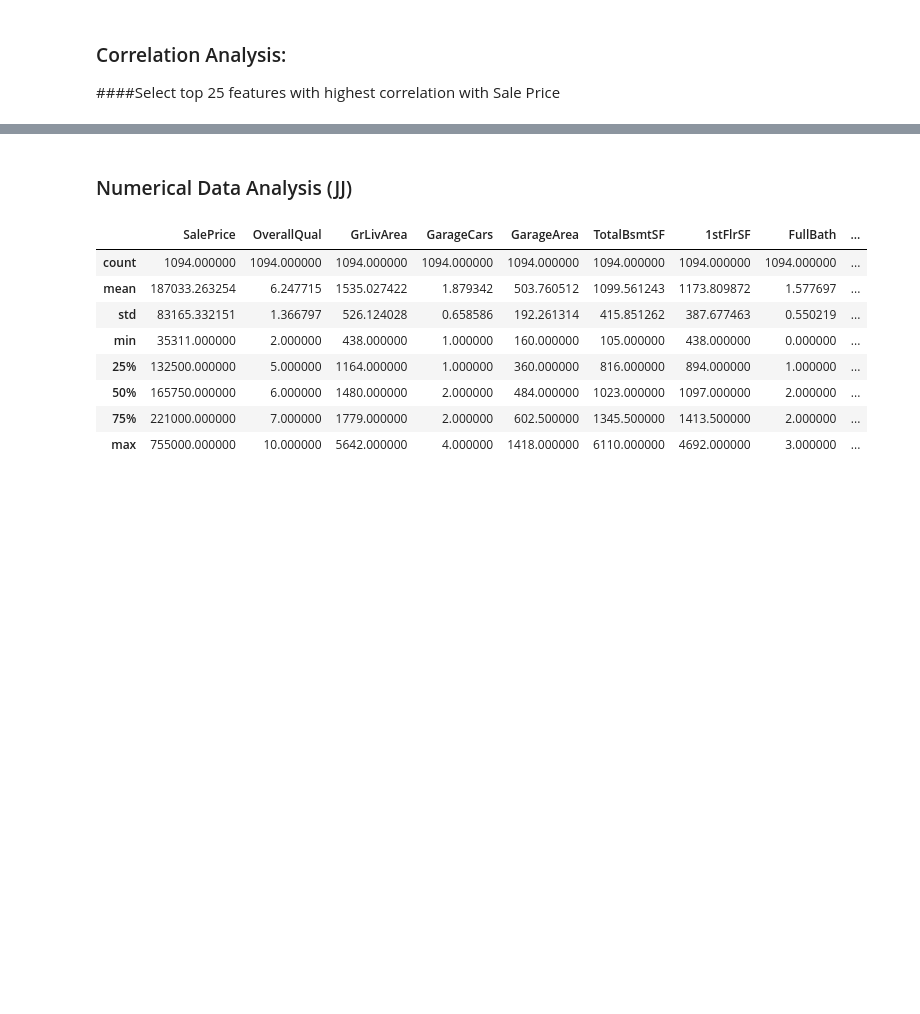
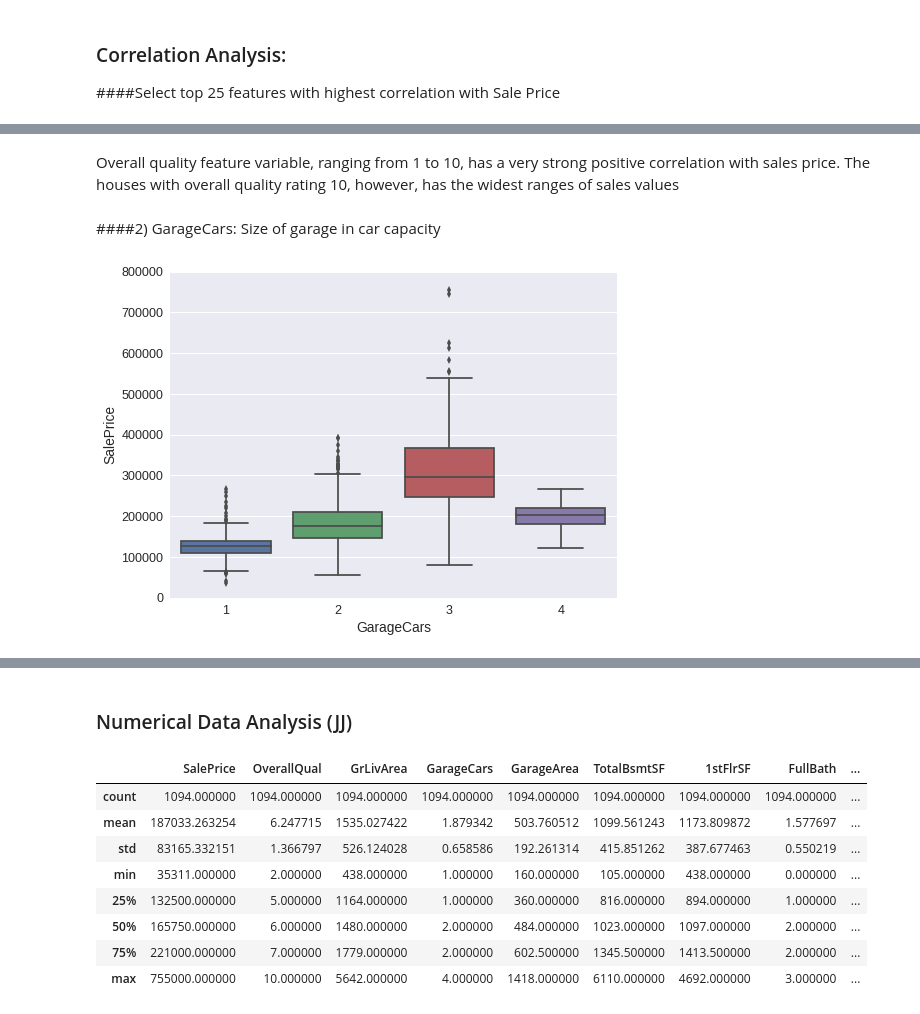
Before and after one commit to jjpeh/W207, a Jupyter notebook: W207_Home_Price_Prediction.ipynb, the cells around one changed output, grey strips where cells are left out. Drawn from its saved outputs; the diff is of its cells as text; code cells hidden in the pictures; blank space fills up the shorter version.

```diff
--- a/W207_Home_Price_Prediction.ipynb
+++ b/W207_Home_Price_Prediction.ipynb
@@ -168,0 +190,8 @@ numerical features of top 25: 25
+# %% [markdown]
+Overall quality feature variable, ranging from 1 to 10, has a very strong positive correlation with sales price.  The houses with overall quality rating 10, however, has the widest ranges of sales values
+# %% [markdown]
+####2) GarageCars: Size of garage in car capacity
+# %%
+priceboxplot('GarageCars')
+# %% [output]
+[figure, added]
```
Also changed, not shown: parts of 37 cells of this notebook.
